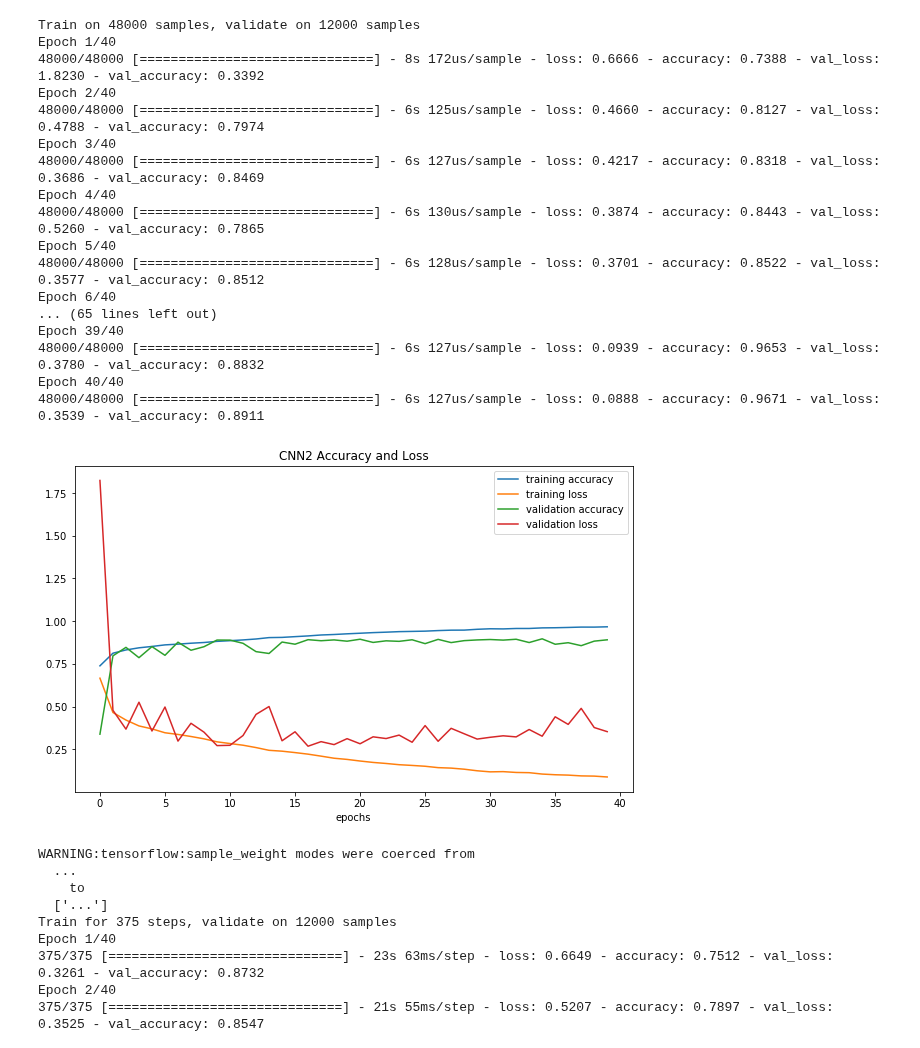
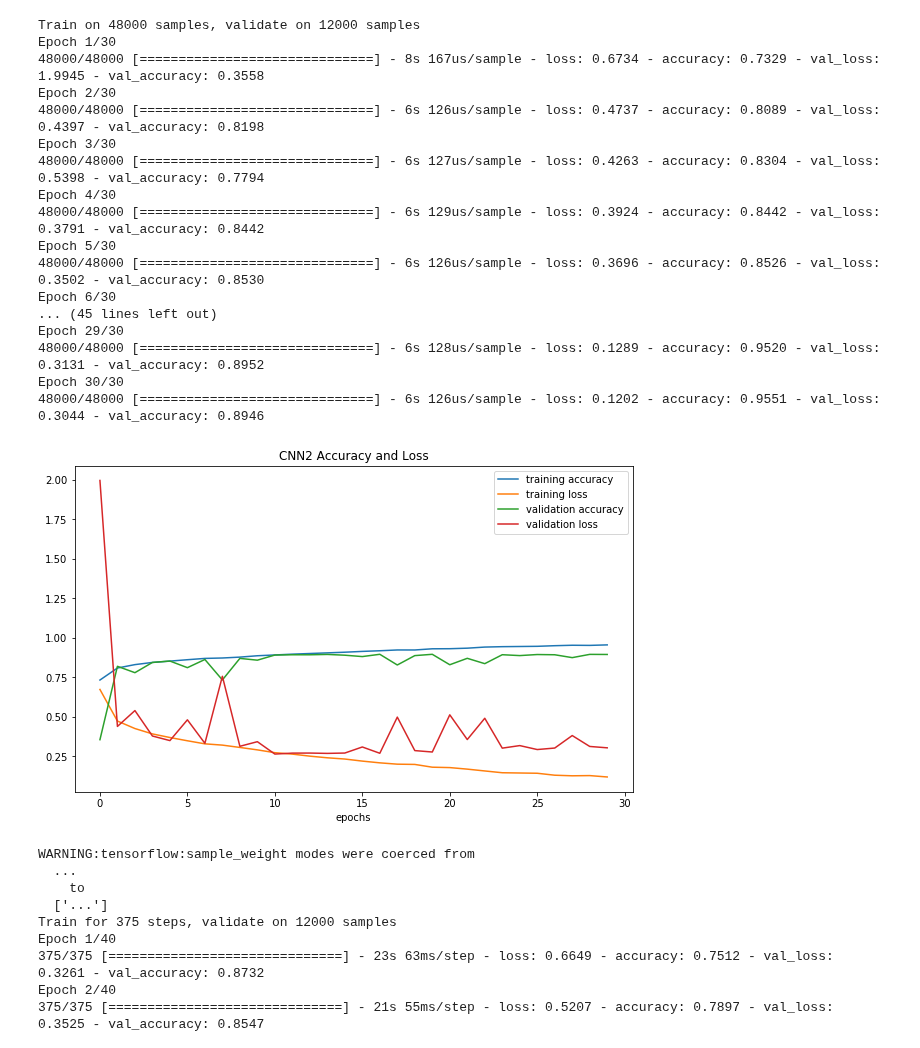
Before and after one commit to Tiankai-Jiang/ECE657A-A3, a Jupyter notebook: part2.ipynb, the cells around one changed output. Cells and saved outputs as stored; diff of their text form; code cells hidden in the pictures.

```diff
--- a/part2.ipynb
+++ b/part2.ipynb
@@ -79,48 +79,48 @@ Epoch 30/30
 # %%
 CNN2 = Sequential([
     Conv2D(filters=32, kernel_size=(3, 3), activation='relu', padding='same', input_shape=(28,28,1)),
     BatchNormalization(),
     Conv2D(filters=32, kernel_size=(3, 3), activation='relu', padding='same'),
     BatchNormalization(),
     Dropout(0.25),
     Conv2D(filters=64, kernel_size=(3, 3), activation='relu', padding='same'),
     MaxPool2D(pool_size=(2, 2)),
     Dropout(0.25),
     Conv2D(filters=128, kernel_size=(3, 3), activation='relu', padding='same'),
     BatchNormalization(),
     Dropout(0.25),
     Flatten(),
     Dense(512, activation='relu'),
     BatchNormalization(),
     Dropout(0.5),
     Dense(128, activation='relu'),
     BatchNormalization(),
     Dropout(0.5),
     Dense(5, activation='softmax')
 ])
 CNN2.compile(optimizer='adam', loss="categorical_crossentropy", metrics=["accuracy"])
-historyCNN2 = CNN2.fit(X_train, y_train, epochs = 40, batch_size=128, validation_data = (X_val, y_val))
+historyCNN2 = CNN2.fit(X_train, y_train, epochs = 30, batch_size=128, validation_data = (X_val, y_val))
 acc_plot(historyCNN2.history, 'CNN2')
-gen_csv(CNN2, 'CNN2')
+# gen_csv(CNN2, 'CNN2')
 # %% [output]
 Train on 48000 samples, validate on 12000 samples
-Epoch 1/40
-48000/48000 [==============================] - 8s 172us/sample - loss: 0.6666 - accuracy: 0.7388 - val_loss: 1.8230 - val_accuracy: 0.3392
-Epoch 2/40
-48000/48000 [==============================] - 6s 125us/sample - loss: 0.4660 - accuracy: 0.8127 - val_loss: 0.4788 - val_accuracy: 0.7974
-Epoch 3/40
-48000/48000 [==============================] - 6s 127us/sample - loss: 0.4217 - accuracy: 0.8318 - val_loss: 0.3686 - val_accuracy: 0.8469
-Epoch 4/40
-48000/48000 [==============================] - 6s 130us/sample - loss: 0.3874 - accuracy: 0.8443 - val_loss: 0.5260 - val_accuracy: 0.7865
-Epoch 5/40
-48000/48000 [==============================] - 6s 128us/sample - loss: 0.3701 - accuracy: 0.8522 - val_loss: 0.3577 - val_accuracy: 0.8512
-Epoch 6/40
-... (65 lines left out)
-Epoch 39/40
-48000/48000 [==============================] - 6s 127us/sample - loss: 0.0939 - accuracy: 0.9653 - val_loss: 0.3780 - val_accuracy: 0.8832
-Epoch 40/40
-48000/48000 [==============================] - 6s 127us/sample - loss: 0.0888 - accuracy: 0.9671 - val_loss: 0.3539 - val_accuracy: 0.8911
+Epoch 1/30
+48000/48000 [==============================] - 8s 167us/sample - loss: 0.6734 - accuracy: 0.7329 - val_loss: 1.9945 - val_accuracy: 0.3558
+Epoch 2/30
+48000/48000 [==============================] - 6s 126us/sample - loss: 0.4737 - accuracy: 0.8089 - val_loss: 0.4397 - val_accuracy: 0.8198
+Epoch 3/30
+48000/48000 [==============================] - 6s 127us/sample - loss: 0.4263 - accuracy: 0.8304 - val_loss: 0.5398 - val_accuracy: 0.7794
+Epoch 4/30
+48000/48000 [==============================] - 6s 129us/sample - loss: 0.3924 - accuracy: 0.8442 - val_loss: 0.3791 - val_accuracy: 0.8442
+Epoch 5/30
+48000/48000 [==============================] - 6s 126us/sample - loss: 0.3696 - accuracy: 0.8526 - val_loss: 0.3502 - val_accuracy: 0.8530
+Epoch 6/30
+... (45 lines left out)
+Epoch 29/30
+48000/48000 [==============================] - 6s 128us/sample - loss: 0.1289 - accuracy: 0.9520 - val_loss: 0.3131 - val_accuracy: 0.8952
+Epoch 30/30
+48000/48000 [==============================] - 6s 126us/sample - loss: 0.1202 - accuracy: 0.9551 - val_loss: 0.3044 - val_accuracy: 0.8946
-[figure, old version]
+[figure, new version]
 # %%
 from tensorflow.keras.preprocessing.image import ImageDataGenerator
 datagen = ImageDataGenerator(rotation_range = 8, zoom_range = 0.1, shear_range = 0.3, width_shift_range=0.08, height_shift_range=0.08, vertical_flip=True)
```
Also changed, not shown: parts of 4 cells of this notebook, 6 other files.
